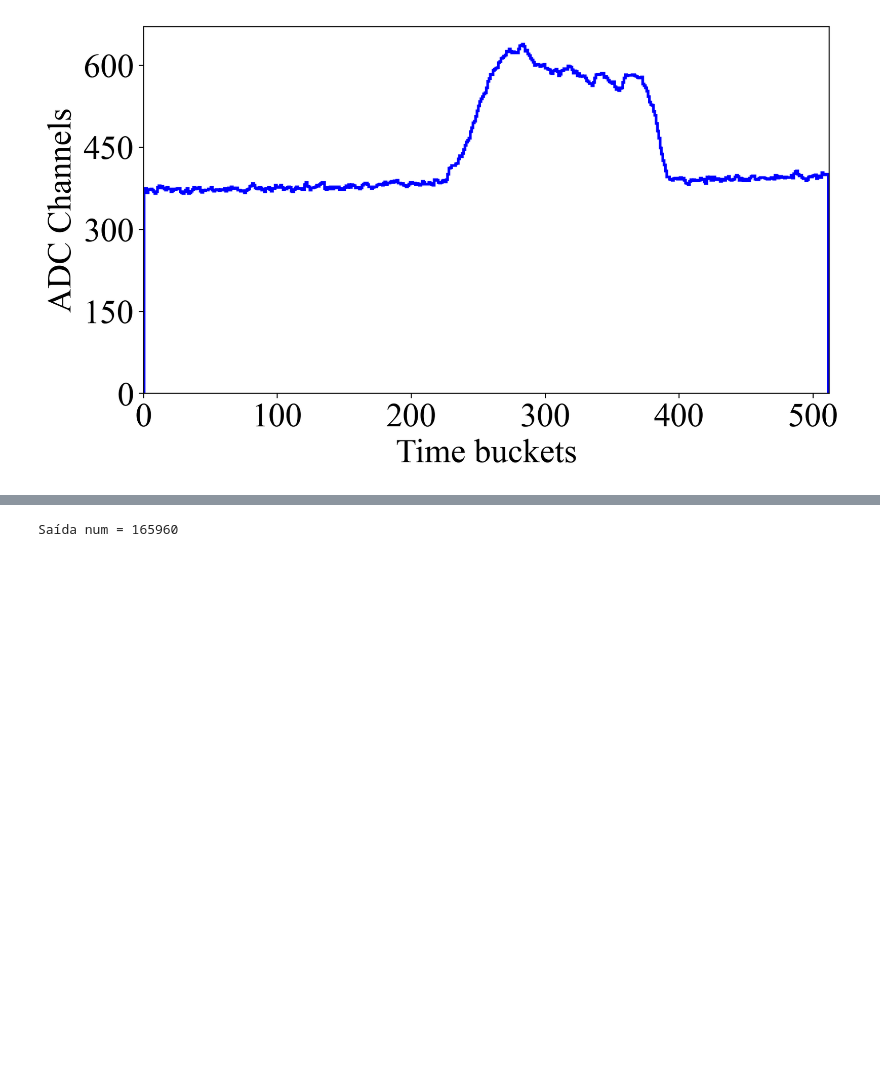
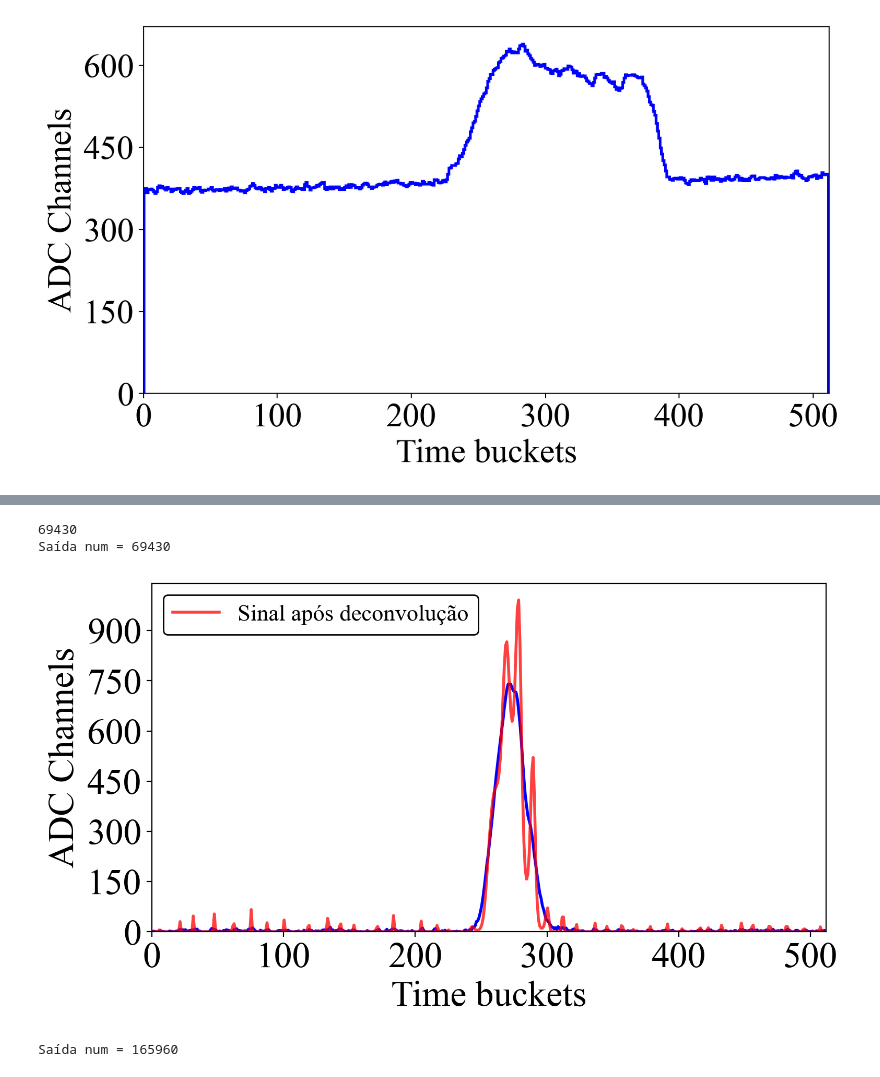
Before and after one commit to GuiiFerrari/Tese, a Jupyter notebook: defesa.ipynb, the cells around one changed output, grey strips where cells are left out. Cells and saved outputs as stored; diff of their text form; code cells hidden in the pictures; blank space fills up the shorter version.

```diff
--- a/defesa.ipynb
+++ b/defesa.ipynb
@@ -326,3 +332,42 @@ Saída num = 35554
+# %%
+xt  = np.arange(0.5, 512, 1)
+tam = 512
+d = {152278 : 1, 165960 : 2}
+num = 69430
+fonte = 16
+# for num in [152278, 165960]:
+# for num in [165960]:
+# num = np.random.randint(low = 0, high = 100000, size = 1)[0]
+print(num)
+for num in [num]:
+    print(f"Saída num = {num}")
+    fig = plt.figure(dpi = 200, figsize = (8, 4.5))
+    fig.patch.set_facecolor('white')
+    # plt.hist(xt, weights = x1[num], lw = 2, bins = 512, color = "blue", histtype = "step")
+    # plt.plot(xt, BKG[num], lw = 2, c = "green", label = "Sinal de fundo", ls = "--")
+    plt.plot(xt, y1[num], lw = 2, c = "blue")
+    plt.plot(xt, y2[num], lw = 2, c = "red", label = "Sinal após deconvolução", alpha = 0.75)
+    # plt.plot(xt, predictions[num].reshape(-1), lw = 2, ls = "--", c = "red", label = "Resultado do modelo")
+    plt.legend(fontsize = fonte, framealpha = 1., edgecolor = "black", loc = 2)
+    # for label in (fig.gca().get_xticklabels() + fig.gca().get_yticklabels()):
+    #     # label.set_fontproperties(font_prop)
+    #     label.set_fontsize(fonte) # Size here overrides font_prop
+    plt.tight_layout()
+    # plt.xlabel("Buckets", fontsize = fonte)
+    # plt.ylabel("ADC Charge", fontsize = fonte)
+    plt.xlim(left = 0., right = 512.)
+    plt.ylim(bottom = 0., top = None)
+    plt.gca().yaxis.set_major_locator(ticker.MultipleLocator(150))
+    plt.xlabel("Time buckets")
+    plt.ylabel("ADC Channels")
+    # plt.savefig(f"D:/Documentos/Dissertacao_V1/Tese/apresentação/ex_sinal_{d[num]}.png", dpi = 600, bbox_inches='tight')
+    # plt.savefig(f"D:/Documentos/Dissertacao_V1/Tese/apresentação/ex_sinal_sem_fundo_{num}.png", dpi = 600, bbox_inches='tight')
+    plt.savefig(f"D:/Documentos/Dissertacao_V1/Tese/apresentação/ex_sinal_deconv_{num}.png", dpi = 600, bbox_inches='tight')
+    plt.show()
+# %% [output]
+69430
+Saída num = 69430
+[figure, added]
 # %%
 xt  = np.arange(0.5, 512, 1)
 tam = 512
```
Also changed, not shown: parts of 4 cells of this notebook, 11 other files.
